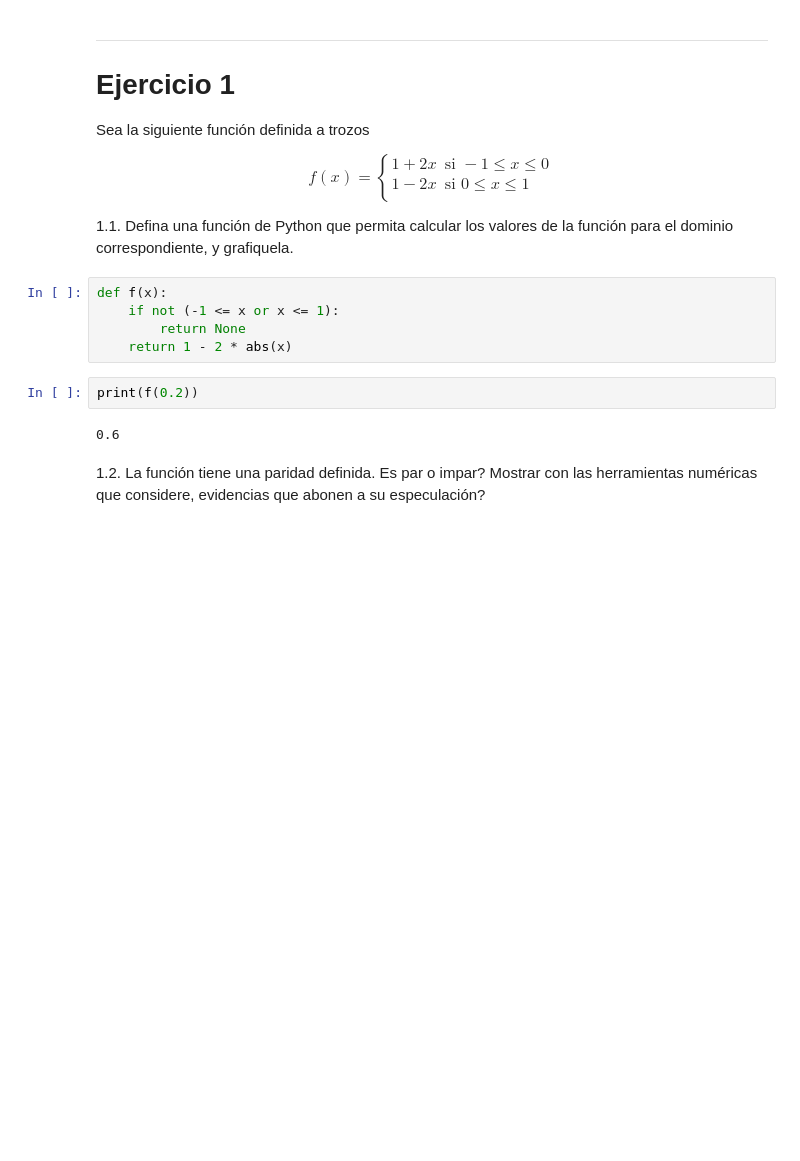
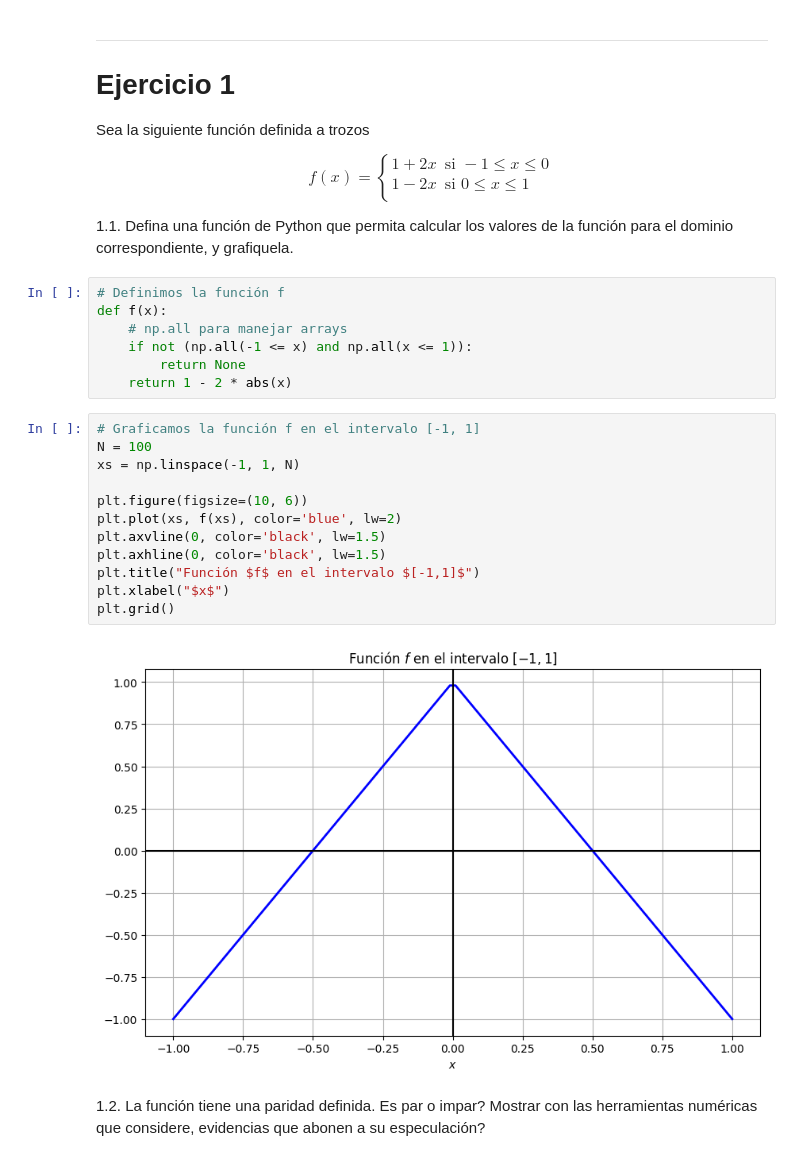
Before and after one commit to lmendezayl/modelado-continuo, a Jupyter notebook: trabajos-practicos/TP2IMC2025_MENDEZ_STANGALINI_DRELEWICZ.ipynb, the cells around one changed output. Saved outputs shown, nothing was run; the diff lists cells and outputs as text; blank space fills up the shorter version.

```diff
--- a/trabajos-practicos/TP2IMC2025_MENDEZ_STANGALINI_DRELEWICZ.ipynb
+++ b/trabajos-practicos/TP2IMC2025_MENDEZ_STANGALINI_DRELEWICZ.ipynb
@@ -26,14 +30,26 @@ $$
 
 1.1. Defina una función de Python que permita calcular los valores de la función para el dominio correspondiente, y grafiquela.
 # %%
+# Definimos la función f
 def f(x):
-    if not (-1 <= x or x <= 1):
+    # np.all para manejar arrays
+    if not (np.all(-1 <= x) and np.all(x <= 1)):
         return None
     return 1 - 2 * abs(x)
-# %%
-print(f(0.2))
-# %% [output]
-0.6
+# %%
+# Graficamos la función f en el intervalo [-1, 1]
+N = 100
+xs = np.linspace(-1, 1, N)
+
+plt.figure(figsize=(10, 6))
+plt.plot(xs, f(xs), color='blue', lw=2)
+plt.axvline(0, color='black', lw=1.5)
+plt.axhline(0, color='black', lw=1.5)
+plt.title("Función $f$ en el intervalo $[-1,1]$")
+plt.xlabel("$x$")
+plt.grid()
+# %% [output]
+[figure, added]
 # %% [markdown]
 
 1.2. La función tiene una paridad definida. Es par o impar? Mostrar con las herramientas numéricas que considere, evidencias que abonen a su especulación?
```
Also changed, not shown: parts of 19 cells of this notebook.
